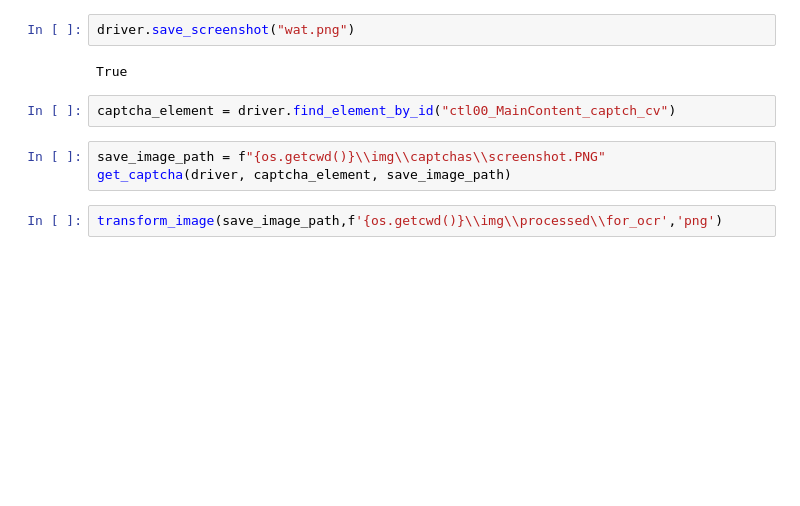
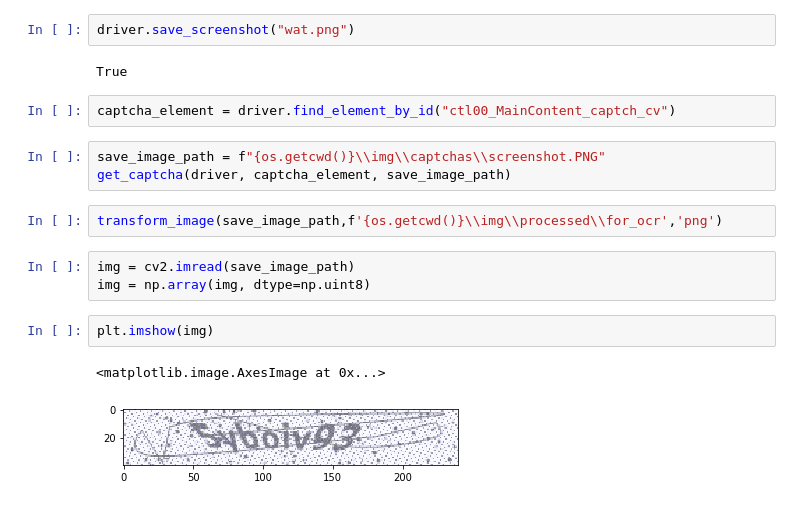
Before and after one commit to jchudb93/opencv-tutorials, a Jupyter notebook: src/notebooks/selenium_scraping.ipynb, the cells around one changed output. Cells and saved outputs as stored; diff of their text form; blank space fills up the shorter version.

```diff
--- a/src/notebooks/selenium_scraping.ipynb
+++ b/src/notebooks/selenium_scraping.ipynb
@@ -63,3 +68,11 @@ save_image_path = f"{os.getcwd()}\\img\\captchas\\screenshot.PNG"
 get_captcha(driver, captcha_element, save_image_path)
 # %%
 transform_image(save_image_path,f'{os.getcwd()}\\img\\processed\\for_ocr','png')
+# %%
+img = cv2.imread(save_image_path)
+img = np.array(img, dtype=np.uint8)
+# %%
+plt.imshow(img)
+# %% [output]
+<matplotlib.image.AxesImage at 0x...>
+[figure, added]
```
Also changed, not shown: parts of 15 cells of this notebook, 1 other file.
